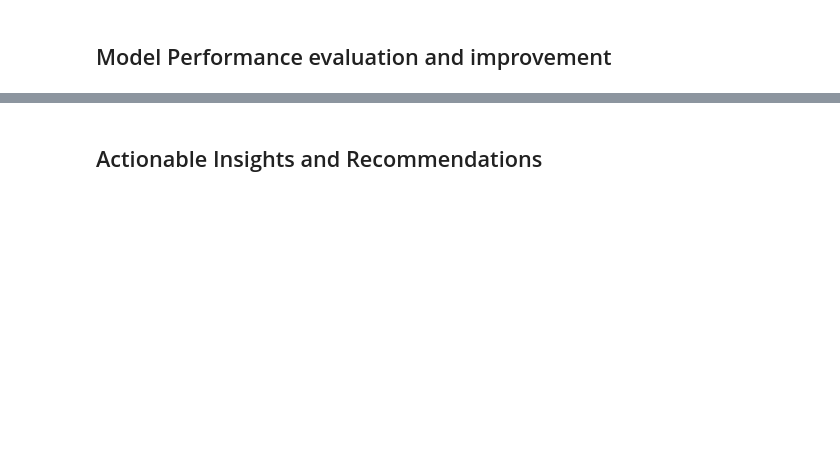
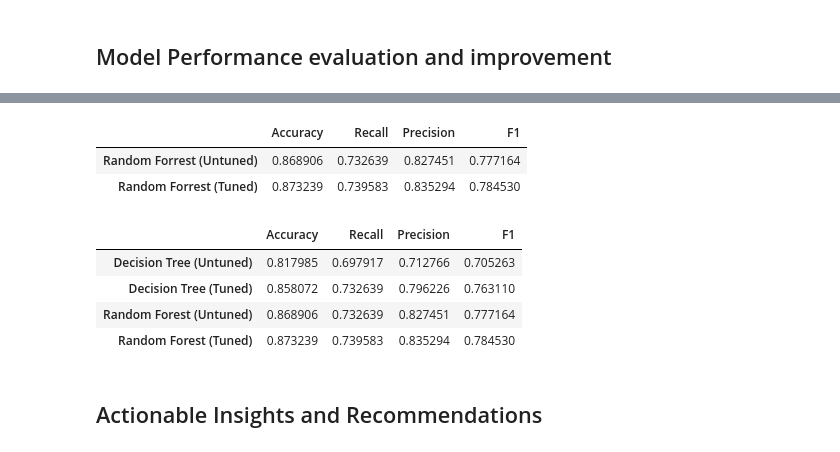
Before and after one commit to angelcodex/practical_data_science, a Jupyter notebook: notebooks/cuevas25_full_code_potential_customer_prediction.ipynb, the cells around one changed output, grey strips where cells are left out. Cells and saved outputs as stored; diff of their text form; code cells hidden in the pictures; blank space fills up the shorter version.

```diff
--- a/notebooks/Learner Notebook - Full Code Version - Potential Customers Prediction.ipynb
+++ b/notebooks/cuevas25_full_code_potential_customer_prediction.ipynb
@@ -923,2 +562,38 @@ Top 10 Features from Tuned Random Forest:
+# %%
+model_comparison = compare_models_classification(
+    model_names=['Random Forrest (Untuned)', 'Random Forrest (Tuned)'],
+    model_results=[rf_classifier_perf_test, rf_tuned_classifier_perf_test]
+)
+
+model_comparison
+# %% [output]
+|  | Accuracy | Recall | Precision | F1 |
+| Random Forrest (Untuned) | 0.868906 | 0.732639 | 0.827451 | 0.777164 |
+| Random Forrest (Tuned) | 0.873239 | 0.739583 | 0.835294 | 0.784530 |
+# %%
+
+# All Model Comparison
+all_models_comparison = compare_models_classification(
+    model_names=[
+        'Decision Tree (Untuned)',
+        'Decision Tree (Tuned)',
+        'Random Forest (Untuned)',
+        'Random Forest (Tuned)'
+    ],
+    model_results=[
+        dt_classifier_perf_test,
+        dt_tuned_classifier_perf_test,
+        rf_classifier_perf_test,
+        rf_tuned_classifier_perf_test
+    ]
+)
+
+all_models_comparison
+# %% [output]
+|  | Accuracy | Recall | Precision | F1 |
+| Decision Tree (Untuned) | 0.817985 | 0.697917 | 0.712766 | 0.705263 |
+| Decision Tree (Tuned) | 0.858072 | 0.732639 | 0.796226 | 0.763110 |
+| Random Forest (Untuned) | 0.868906 | 0.732639 | 0.827451 | 0.777164 |
+| Random Forest (Tuned) | 0.873239 | 0.739583 | 0.835294 | 0.784530 |
 # %% [markdown]
 ## Actionable Insights and Recommendations
```
Also changed, not shown: parts of 14 cells of this notebook, 6 other files.
